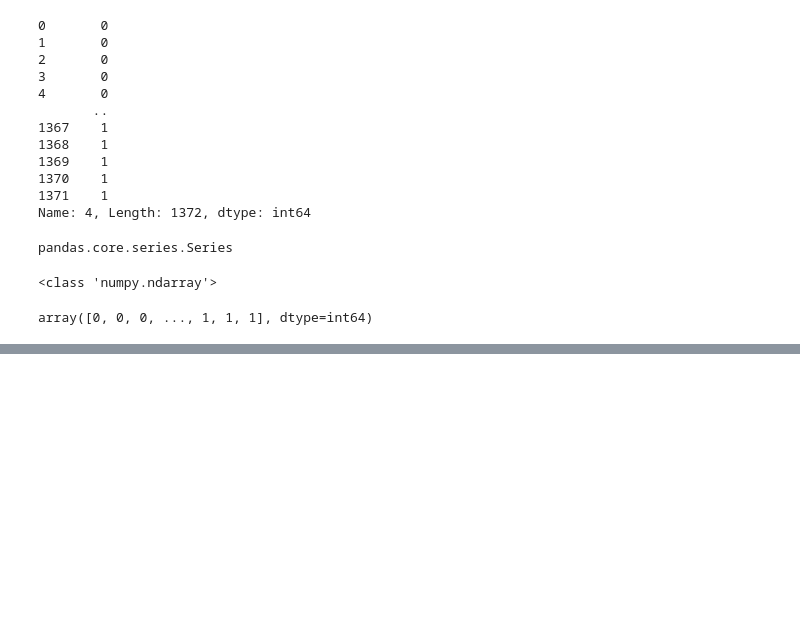
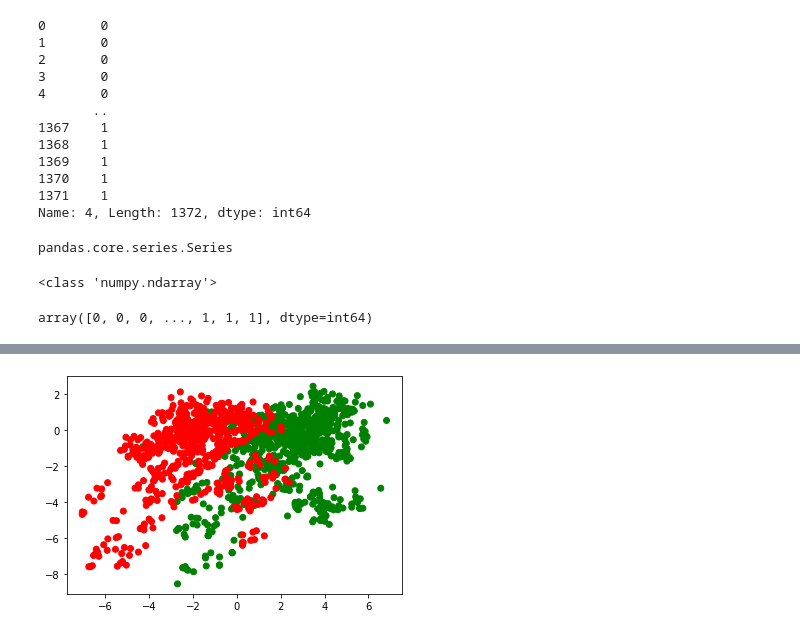
Before and after one commit to IkhlasAhmad1998/StartingPython, a Jupyter notebook: Assignment.ipynb, the cells around one changed output, grey strips where cells are left out. Saved outputs shown, nothing was run; the diff lists cells and outputs as text; code cells hidden in the pictures; blank space fills up the shorter version.

```diff
--- a/Assignment.ipynb
+++ b/Assignment.ipynb
@@ -98,0 +143,3 @@ array([0, 0, 0, ..., 1, 1, 1], dtype=int64)
+# %%
+Data2 = Data[:,[0,3]]
+display(Data2)
@@ -98,0 +154,9 @@ array([0, 0, 0, ..., 1, 1, 1], dtype=int64)
+# %%
+colormap = np.array(['green', 'red'])
+
+l= range(len(Label))
+plt.scatter(Data2[:,0], Data2[:,1], c=colormap[Label-1])
+# plt.plot(l, Fradulent, "gx")
+plt.show()
+# %% [output]
+[figure, added]
```
Also changed, not shown: parts of 11 cells of this notebook.
